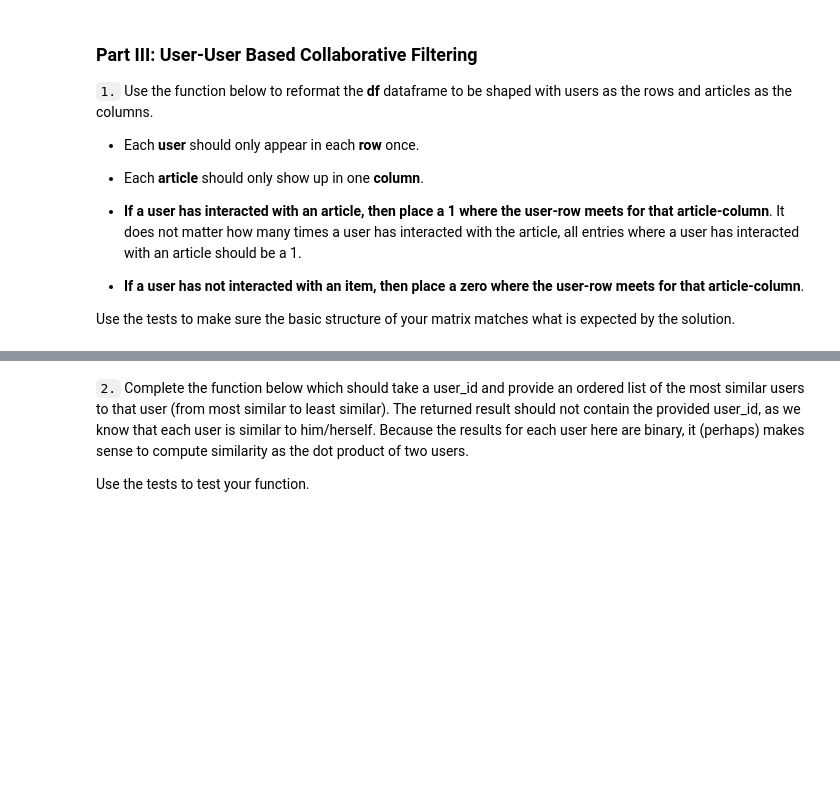
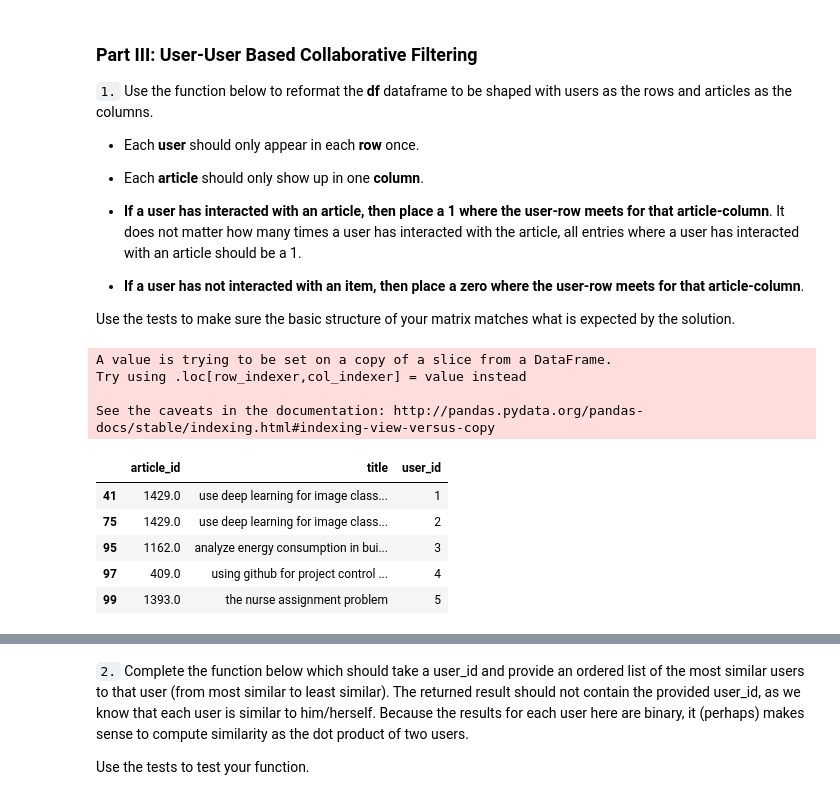
Before and after one commit to Danielulug/recommendations-with-IBM, a Jupyter notebook: Recommendations_with_IBM.ipynb, the cells around one changed output, grey strips where cells are left out. Drawn from its saved outputs; the diff is of its cells as text; code cells hidden in the pictures; blank space fills up the shorter version.

Commit message:
added functions for user-user recommendation

```diff
--- a/Recommendations_with_IBM.ipynb
+++ b/Recommendations_with_IBM.ipynb
@@ -250,6 +273,40 @@ t.sol_2_test(get_top_articles)
 * **If a user has not interacted with an item, then place a zero where the user-row meets for that article-column**.
 
 Use the tests to make sure the basic structure of your matrix matches what is expected by the solution.
+# %%
+## No need to change the code here - this will be helpful for later parts of the notebook
+# Run this cell to map the user email to a user_id column and remove the email column
+
+def email_mapper():
+    coded_dict = dict()
+    cter = 1
+    email_encoded = []
+
+    for val in df_non_dup['email']:
+        if val not in coded_dict:
+            coded_dict[val] = cter
+            cter+=1
+
+        email_encoded.append(coded_dict[val])
+    return email_encoded
+
+email_encoded = email_mapper()
+del df_non_dup['email']
+df_non_dup['user_id'] = email_encoded
+
+# show header
+df_non_dup.head()
+# %% [output]
+A value is trying to be set on a copy of a slice from a DataFrame.
+Try using .loc[row_indexer,col_indexer] = value instead
+
+See the caveats in the documentation: http://pandas.pydata.org/pandas-docs/stable/indexing.html#indexing-view-versus-copy
+|  | article_id | title | user_id |
+| 41 | 1429.0 | use deep learning for image class... | 1 |
+| 75 | 1429.0 | use deep learning for image class... | 2 |
+| 95 | 1162.0 | analyze energy consumption in bui... | 3 |
+| 97 | 409.0 | using github for project control ... | 4 |
+| 99 | 1393.0 | the nurse assignment problem | 5 |
 # %%
 # create the user-article matrix with 1's and 0's
 
```
Also changed, not shown: parts of 10 cells of this notebook.
